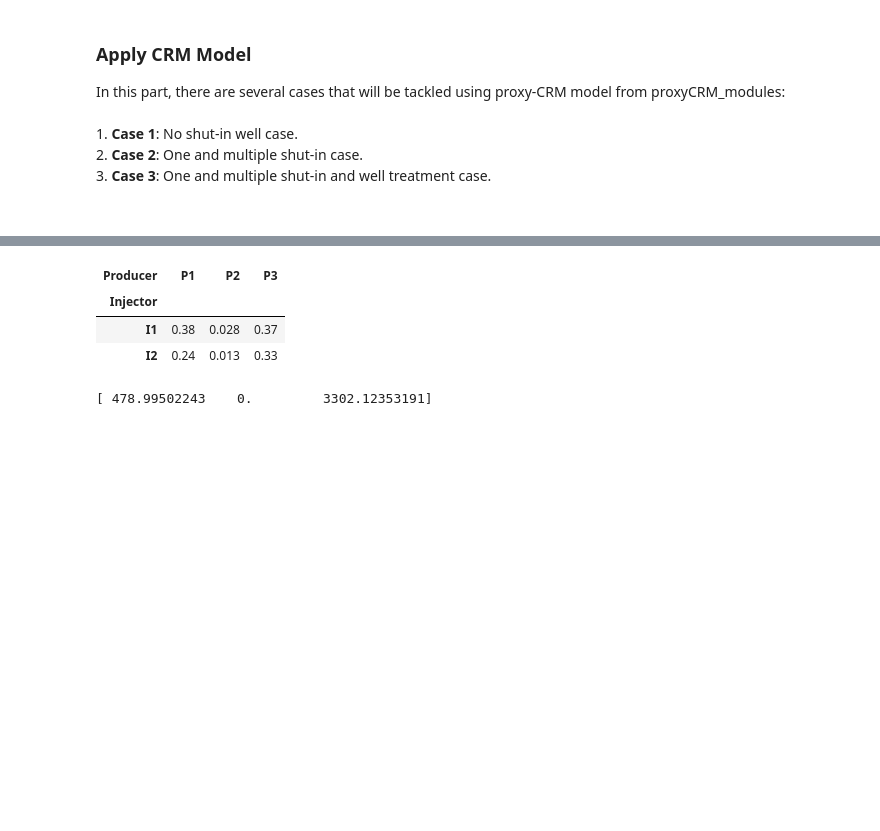
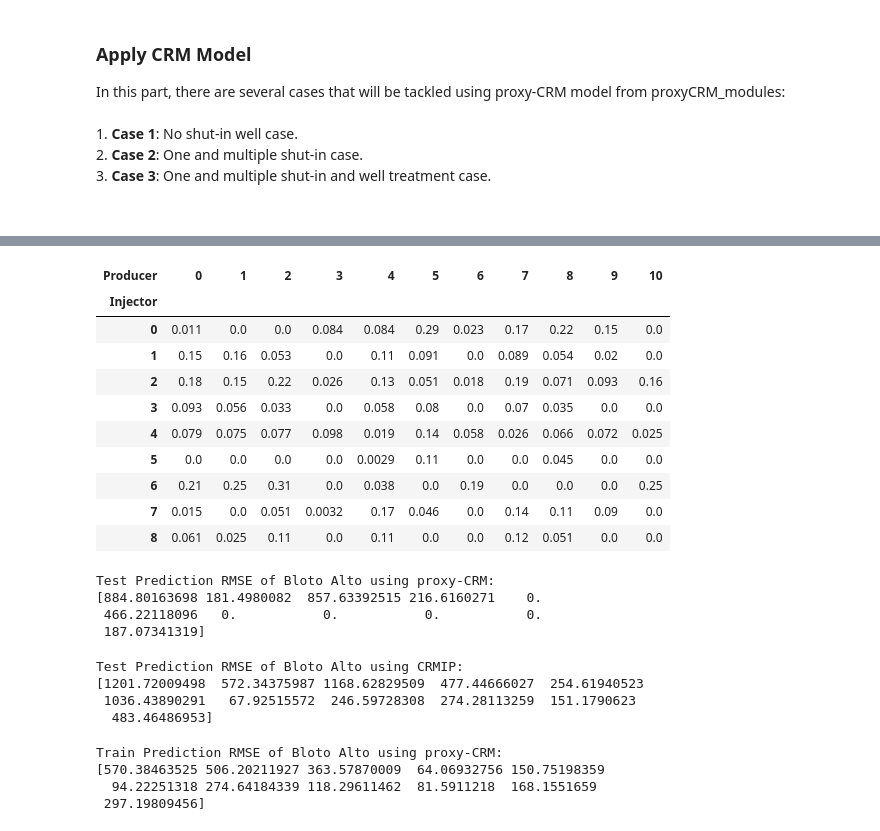
Before and after one commit to leleony/proxy-crm, a Jupyter notebook: main/norneCase.ipynb, the cells around one changed output, grey strips where cells are left out. Cells and saved outputs as stored; diff of their text form; code cells hidden in the pictures; blank space fills up the shorter version.

```diff
--- a/main/norneCase.ipynb
+++ b/main/norneCase.ipynb
@@ -111,0 +16,18 @@ prod.drop(prod.index[0])
+# %%
+data_src = "D:/crmProject/crmp_code_test/proxy_crm/data/"
+prod_xls = pd.ExcelFile(data_src + "UNISIM_PROD.xlsx")
+prod_bloto_alto = pd.read_excel(prod_xls, 'BlotoAlto', header=None)
+prod_bloto_baixo = pd.read_excel(prod_xls, 'BlotoBaixo', header=None)
+
+inj_xls = pd.ExcelFile(data_src + "UNISIM_INJ.xlsx")
+inj_bloto_alto = pd.read_excel(inj_xls, 'BlotoAlto', header=None)
+inj_bloto_baixo = pd.read_excel(inj_xls, 'BlotoBaixo', header=None)
+
+bhp_xls = pd.ExcelFile(data_src + "UNISIM_BHP.xlsx")
+bhp_bloto_alto = pd.read_excel(bhp_xls, 'BlotoAlto', header=None)
+bhp_bloto_baixo = pd.read_excel(bhp_xls, 'BlotoBaixo', header=None)
+
+time = pd.read_excel(data_src + "UNISIM_TIME.xlsx", header= None)
+
+wor = pd.read_excel(data_src + "UNISIM_WOR.xlsx", header=None)
+cwi = pd.read_excel(data_src + "UNISIM_CWI.xlsx", header=None)
@@ -130,5 +58,5 @@ press_test = bhp.values[train_size:]
 # %%
-proxy_crm = pCRM.proxyCRM()
+bloto_alto = pCRM.proxyCRM()
 # %%
-proxy_crm.fit(prod_train, inj_train, bhp_train, time_train[:,0], num_cores=4)
+bloto_alto.fit(prod_train, inj_train, bhp_train, time_train[:,0], num_cores=4, ftol=1e-3)
 # %% [output]
@@ -154,24 +116,56 @@ legend = axes[i].legend(bbox_to_anchor =(1, -0.3), ncol=4)
 # %%
 connectivity = pd.DataFrame(
-    proxy_crm.lambda_ip,
-    index=prod.columns.rename("Producer"),
-    columns=inj.columns.rename("Injector"),
+    proxy_crm.lambda_ip.reshape((prod_bloto_alto.shape[1], inj_bloto_alto.shape[1])),
+    index=prod_bloto_alto.columns.rename("Producer"),
+    columns=inj_bloto_alto.columns.rename("Injector"),
 )
-connectivity.T.style.highlight_max(color='yellow').format("{:.2}")
+connectivity.T.style.highlight_max(color='blue').format("{:.2}")
 # %% [output]
-| Producer | P1 | P2 | P3 |
-| Injector |  |  |  |
-| I1 | 0.38 | 0.028 | 0.37 |
-| I2 | 0.24 | 0.013 | 0.33 |
+| Producer | 0 | 1 | 2 | 3 | 4 | 5 | 6 | 7 | 8 | 9 | 10 |
+| Injector |  |  |  |  |  |  |  |  |  |  |  |
+| 0 | 0.011 | 0.0 | 0.0 | 0.084 | 0.084 | 0.29 | 0.023 | 0.17 | 0.22 | 0.15 | 0.0 |
+| 1 | 0.15 | 0.16 | 0.053 | 0.0 | 0.11 | 0.091 | 0.0 | 0.089 | 0.054 | 0.02 | 0.0 |
+| 2 | 0.18 | 0.15 | 0.22 | 0.026 | 0.13 | 0.051 | 0.018 | 0.19 | 0.071 | 0.093 | 0.16 |
+| 3 | 0.093 | 0.056 | 0.033 | 0.0 | 0.058 | 0.08 | 0.0 | 0.07 | 0.035 | 0.0 | 0.0 |
+| 4 | 0.079 | 0.075 | 0.077 | 0.098 | 0.019 | 0.14 | 0.058 | 0.026 | 0.066 | 0.072 | 0.025 |
+| 5 | 0.0 | 0.0 | 0.0 | 0.0 | 0.0029 | 0.11 | 0.0 | 0.0 | 0.045 | 0.0 | 0.0 |
+| 6 | 0.21 | 0.25 | 0.31 | 0.0 | 0.038 | 0.0 | 0.19 | 0.0 | 0.0 | 0.0 | 0.25 |
+| 7 | 0.015 | 0.0 | 0.051 | 0.0032 | 0.17 | 0.046 | 0.0 | 0.14 | 0.11 | 0.09 | 0.0 |
+| 8 | 0.061 | 0.025 | 0.11 | 0.0 | 0.11 | 0.0 | 0.0 | 0.12 | 0.051 | 0.0 | 0.0 |
 # %%
 def rmse(test, pred):
   original_rmse = np.sqrt(((test-pred)**2/len(test)).sum())
   return original_rmse
 
 result=[]
-for j in range(prod.shape[1]):
+for j in range(prod_bloto_alto.shape[1]):
   result.append(np.array(rmse(prod_test[:,j], q_hat_test[:,j])))
 
-print(np.array(result))
+print(f'Test Prediction RMSE of Bloto Alto using proxy-CRM:\n{np.array(result)}')
 # %% [output]
-[ 478.99502243    0.         3302.12353191]
+Test Prediction RMSE of Bloto Alto using proxy-CRM:
+[884.80163698 181.4980082  857.63392515 216.6160271    0.
+ 466.22118096   0.           0.           0.           0.
+ 187.07341319]
+# %%
+result=[]
+for j in range(prod_bloto_alto.shape[1]):
+  result.append(np.array(rmse(prod_test[:,j], q_hat_crmip_test[:,j])))
+
+print(f'Test Prediction RMSE of Bloto Alto using CRMIP:\n{np.array(result)}')
+# %% [output]
+Test Prediction RMSE of Bloto Alto using CRMIP:
+[1201.72009498  572.34375987 1168.62829509  477.44666027  254.61940523
+ 1036.43890291   67.92515572  246.59728308  274.28113259  151.1790623
+  483.46486953]
+# %%
+result=[]
+for j in range(prod_bloto_alto.shape[1]):
+  result.append(np.array(rmse(prod_train[:,j], q_hat_train[:,j])))
+
+print(f'Train Prediction RMSE of Bloto Alto using proxy-CRM:\n{np.array(result)}')
+# %% [output]
+Train Prediction RMSE of Bloto Alto using proxy-CRM:
+[570.38463525 506.20211927 363.57870009  64.06932756 150.75198359
+  94.22251318 274.64184339 118.29611462  81.5911218  168.1551659
+ 297.19809456]
```
Also changed, not shown: parts of 35 cells of this notebook, 2 other files.
